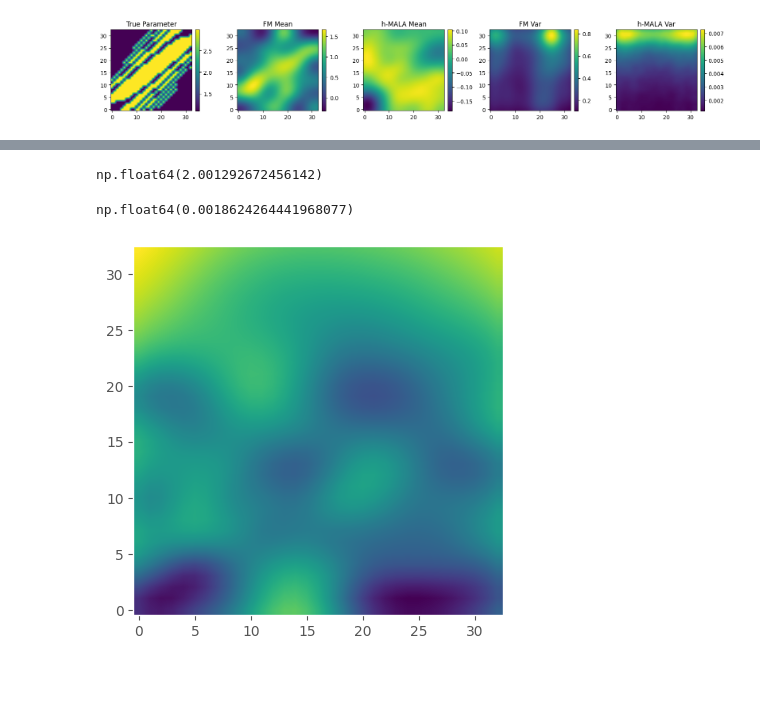
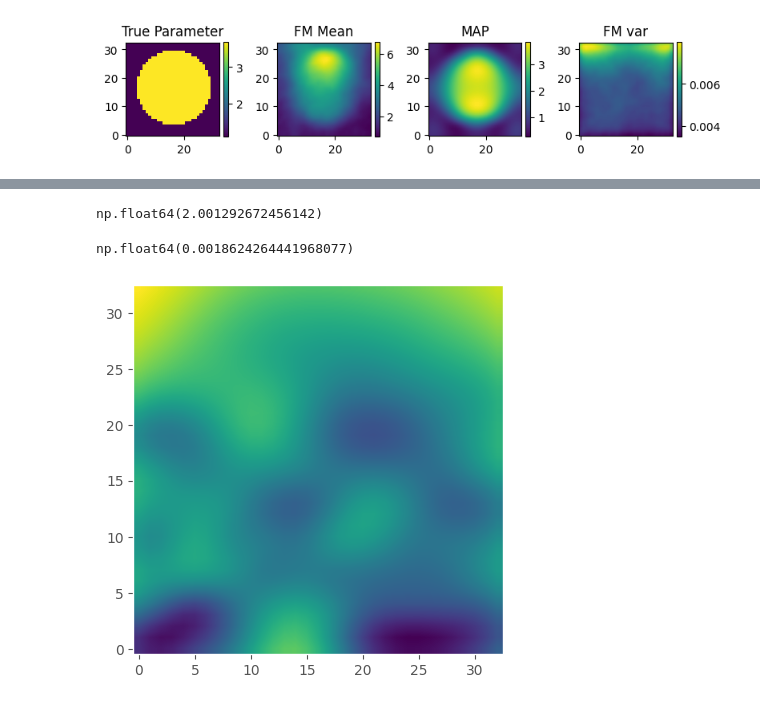
Before and after one commit to abjohnson117/TransportVsMcmcExperiments, a Jupyter notebook: poisson/sl_test.ipynb, the cells around one changed output, grey strips where cells are left out. Drawn from its saved outputs; the diff is of its cells as text; code cells hidden in the pictures; blank space fills up the shorter version.

```diff
--- a/poisson/sl_test.ipynb
+++ b/poisson/sl_test.ipynb
@@ -148,13 +147,13 @@ hmala_var = np.var(hmala_samps, axis=0)
 train_dim = 50000
 nx = ny = 33
 flat_length = nx * ny
-ys = (np.load("sl-data/solutions_grid.npy"))[:train_dim]
-us = (np.load("sl-data/parameters.npy"))[:train_dim, :].reshape(train_dim, flat_length)
+ys = (np.load("training_dataset/solutions_grid_delta.npy"))[:train_dim]
+us = (np.load("training_dataset/parameters_delta.npy"))[:train_dim, :].reshape(train_dim, flat_length)
 
-us_ref = np.load("sl-data/parameters.npy")[train_dim : train_dim * 2, :, :].reshape(train_dim, flat_length)
+us_ref = np.load("training_dataset/parameters_delta.npy")[train_dim : train_dim * 2, :, :].reshape(train_dim, flat_length)
 np.random.shuffle(us_ref)
 
-us_test = (np.load("sl-data/parameters.npy"))[train_dim * 2 : (train_dim * 2) + 20000, :].reshape(20000, flat_length)
+us_test = (np.load("training_dataset/parameters_delta.npy"))[train_dim * 2 : (train_dim * 2) + 20000, :].reshape(20000, flat_length)
 np.random.shuffle(us_test)
 
 ys_normalizer = UnitGaussianNormalizer(ys)
@@ -168,6 +206,7 @@ V = Vt.T
 
 expl_var = (S**2) / (S**2).sum()
 k = np.searchsorted(np.cumsum(expl_var), 0.98) + 1
+k = 1000
 # k = 30
 
 V = V[:, :k]
@@ -194,19 +233,21 @@ ref_data = jnp.hstack([ys_normalized, us_ref_pca])
 # %%
 key = random.PRNGKey(seed=42)
 key1, key2 = random.split(key=key, num=2)
-batch_size = 128
-steps = 50000
+batch_size = 1000
+steps = 200000
 print_every = 10000
-yu_dimension = (100, k.item())
+# yu_dimension = (100, k.item())
+yu_dimension = (100, k)
 dim = yu_dimension[0] + yu_dimension[1]
-hidden_layer_list = [2 ** 10] * 10
+# hidden_layer_list = [2 ** 10] * 10
+hidden_layer_list = [2 ** 10] * 20
 model = MLP(
     key=key2,
     dim=dim,
     time_varying=True,
     w=hidden_layer_list,
     num_layers=len(hidden_layer_list) + 1,
-    activation_fn=jax.nn.gelu,  # GeLU worked well
+    activation_fn=jax.nn.relu,  # GeLU worked well
 )
 schedule = optax.warmup_cosine_decay_schedule(
     init_value=0.0,
@@ -215,7 +256,7 @@ schedule = optax.warmup_cosine_decay_schedule(
     decay_steps=steps,
     end_value=1e-5,
 )
-optimizer = optax.adamw(schedule)
+optimizer = optax.adam(schedule)
 optimizer = optax.chain(optax.clip_by_global_norm(1.0), optax.adamw(schedule))
 interpolant = linear_interpolant
 interpolant_der = linear_interpolant_der
@@ -251,6 +298,9 @@ step = 49999, train_loss = -63.205631256103516
 # %%
+yu_true = np.load("sl-data/data_sl.npy")
+map_array = np.load("sl-data/map_array.npy")
 utrue = yu_true[yu_dimension[0]:]
 yobs = yu_true[:yu_dimension[0]]
+# targets, yobs = read_data_h5()
 ytrue_flat_normalized = ys_normalizer.encode(yobs)
 
 cond_values = ytrue_flat_normalized
@@ -266,36 +316,29 @@ u_means = jnp.mean(u_samples, axis=0)
 u_var = jnp.var(u_samples, axis=0)
 # %%
 layer_idx = 0
-fig, ax = plt.subplots(1, 5, figsize=(16, 4))
+fig, ax = plt.subplots(1, 4, figsize=(8, 8))
 
-im0 = ax[0].imshow(utrue.reshape(33, 33), origin="lower", interpolation="bilinear")
+im0 = ax[0].imshow(utrue.reshape(33, 33), origin="lower")
 ax[0].set_title("True Parameter")
 ax[0].grid(False)
 fig.colorbar(im0, ax=ax[0], fraction=0.046, pad=0.04)
 
 im1 = ax[1].imshow(u_means, origin="lower", interpolation="bilinear")
 ax[1].set_title("FM Mean")
 ax[1].grid(False)
 fig.colorbar(im1, ax=ax[1], fraction=0.046, pad=0.04)
 
-im2 = ax[2].imshow(
-    hmala_mean, origin="lower", interpolation="bilinear"
-)
-ax[2].set_title("h-MALA Mean")
+im2 = ax[2].imshow(map_array, origin="lower", interpolation="bilinear")
+ax[2].set_title("MAP")
 ax[2].grid(False)
 fig.colorbar(im2, ax=ax[2], fraction=0.046, pad=0.04)
 
 im3 = ax[3].imshow(u_var, origin="lower", interpolation="bilinear")
-ax[3].set_title("FM Var")
+ax[3].set_title("FM var")
 ax[3].grid(False)
 fig.colorbar(im3, ax=ax[3], fraction=0.046, pad=0.04)
 
-im4 = ax[4].imshow(hmala_var, origin="lower", interpolation="bilinear")
-ax[4].set_title("h-MALA Var")
-ax[4].grid(False)
-fig.colorbar(im4, ax=ax[4], fraction=0.046, pad=0.04)
-
 plt.tight_layout()
 plt.show()
 # %% [output]
-[figure, old version]
+[figure, new version]
```
Also changed, not shown: parts of 11 cells of this notebook, 3 other files.
